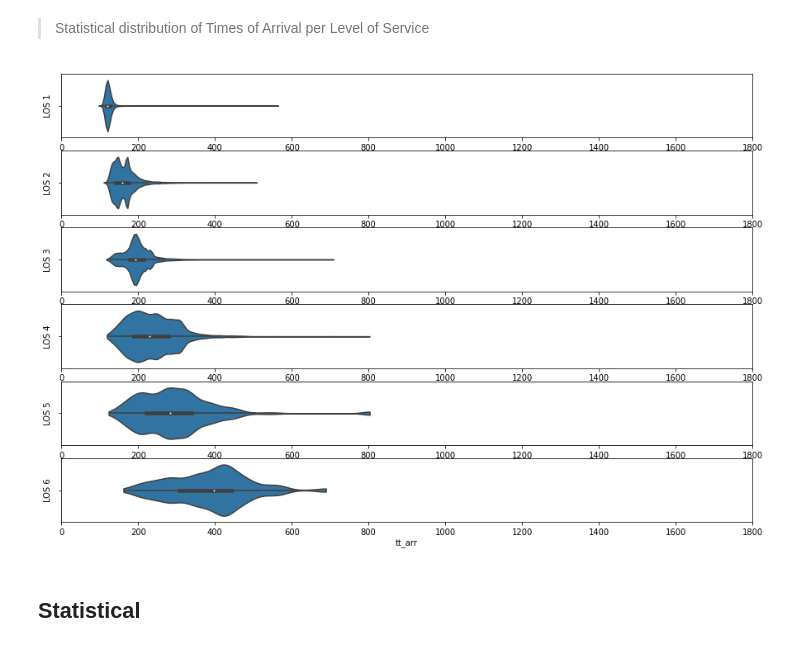
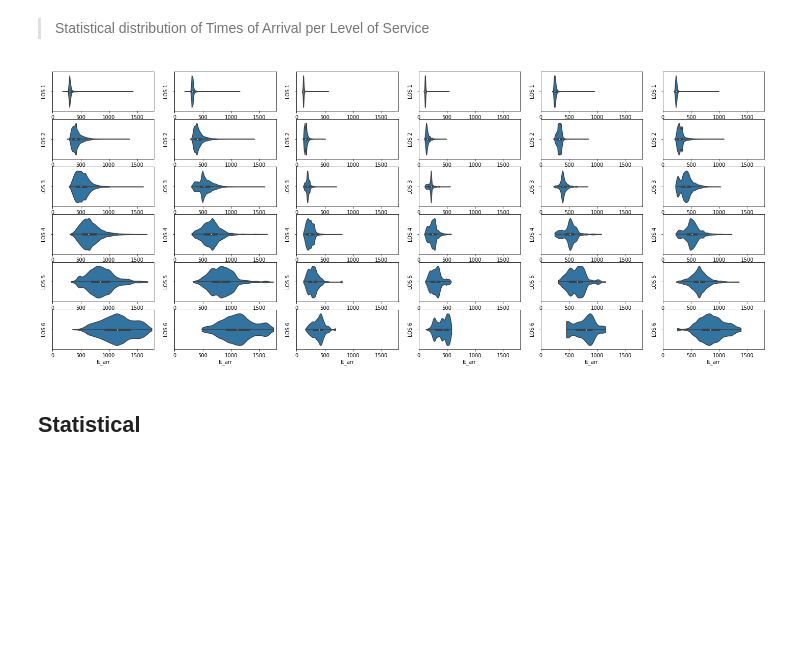
Before and after one commit to 4datascience/Traffic, a Jupyter notebook: Feature_engineering.ipynb, the cells around one changed output. Saved outputs shown, nothing was run; the diff lists cells and outputs as text; code cells hidden in the pictures; blank space fills up the shorter version.

```diff
--- a/Feature_engineering.ipynb
+++ b/Feature_engineering.ipynb
@@ -298,17 +298,17 @@ for x_col in axes:
 # %% [markdown]
 > Statistical distribution of Times of Arrival per Level of Service
 # %%
-LINK = 7
-plot_df=training_df[(training_df['link_id']==LINK)]
+fig, axs = plt.subplots(6,6)
+fig.set_size_inches(25, 10)
+for LINK in range(5,11):
+    plot_df=training_df[(training_df['link_id']==LINK)]
 
-# Plot violinplot tt_arr per LOS
-fig, axs = plt.subplots(6,1)
-fig.set_size_inches(15, 10)
-for LOS in range(1,7):
-    axs[LOS-1].set(xlim=(0, 1800))
-    violinplot(data=plot_df[plot_df["LOS_dep"] == LOS], x="tt_arr", cut=0, ax=axs[LOS-1]).set(ylabel=f"LOS {LOS}")
+    # Plot violinplot tt_arr per LOS
+    for LOS in range(1,7):
+        axs[LOS-1,LINK-5].set(xlim=(0, 1800))
+        violinplot(data=plot_df[plot_df["LOS_dep"] == LOS], x="tt_arr", cut=0, ax=axs[LOS-1,LINK-5]).set(ylabel=f"LOS {LOS}")
 # %% [output]
-[figure, old version]
+[figure, new version]
 # %% [markdown]
 ## Statistical
 # %% [markdown]
```
Also changed, not shown: parts of 27 cells of this notebook.
